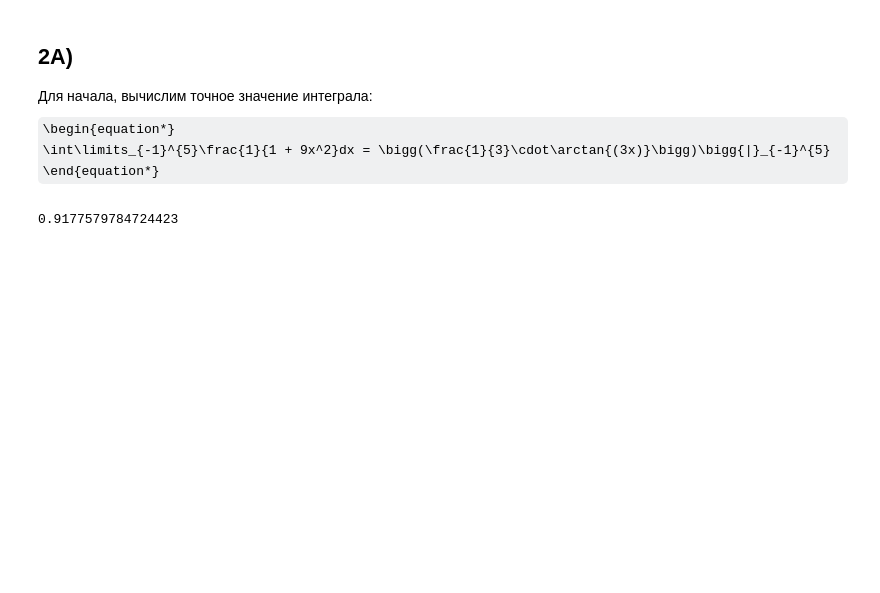
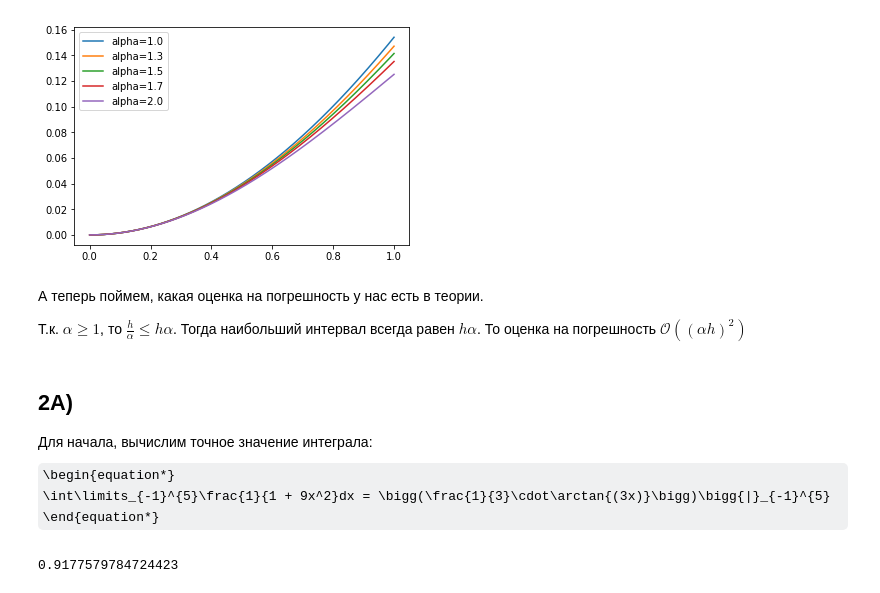
Before and after one commit to Igor-Tukh/numerical-methods, a Jupyter notebook: hw03/hw03.ipynb, the cells around one changed output. Drawn from its saved outputs; the diff is of its cells as text; code cells hidden in the pictures; some formulas as TeX source; blank space fills up the shorter version.

```diff
--- a/hw03/hw03.ipynb
+++ b/hw03/hw03.ipynb
@@ -0,0 +55,22 @@
+# %%
+import matplotlib.pyplot as plt
+
+def build_plot(xs, ys, xlabel='', ylabel='', title='', filename='plot', plot_labels=None):
+    xs = np.array(xs)
+    ys = np.array(ys)
+    if xs.ndim == 1:
+        xs = np.array([xs])
+        ys = np.array([ys])
+
+    plt.clf()
+    plt.xlabel(xlabel)
+    plt.ylabel(ylabel)
+    plt.title(title)
+    for ind, (x, y) in enumerate(zip(xs, ys)):
+        if plot_labels is not None:
+            plt.plot(x, y, label=plot_labels[ind])
+        else:
+            plt.plot(x, y)
+    if plot_labels is not None:
+        plt.legend()
+    plt.show()
@@ -1,3 +83,20 @@
+# %%
+start = np.longdouble(10**(-8))
+step = np.longdouble(10**(-4))
+x0 = 239
+
+hs = [start + step * i for i in range(10**4)]
+alphas = np.longdouble([1, 1.3, 1.5, 1.7, 2])
+
+build_plot([hs for _ in alphas], [[np.abs(get_derivative_f_value(x0) - get_derivative_f_value_by_formula(x0, alpha, h)) for h in hs] for alpha in alphas],
+           plot_labels=['alpha={a}'.format(a = a) for a in alphas])
+# %% [output]
+[figure, added]
+# %% [markdown]
+А теперь поймем, какая оценка на погрешность у нас есть в теории.
+
+Т.к. $\alpha \geq 1$, то $\frac{h}{\alpha} \leq h \alpha$. Тогда наибольший интервал всегда равен $h \alpha$.
+То оценка на погрешность $\mathcal{O}((\alpha h)^2)$
 # %% [markdown]
 ## 2А)
 Для начала, вычислим точное значение интеграла:
```
Also changed, not shown: parts of 21 cells of this notebook, 1 other file.
